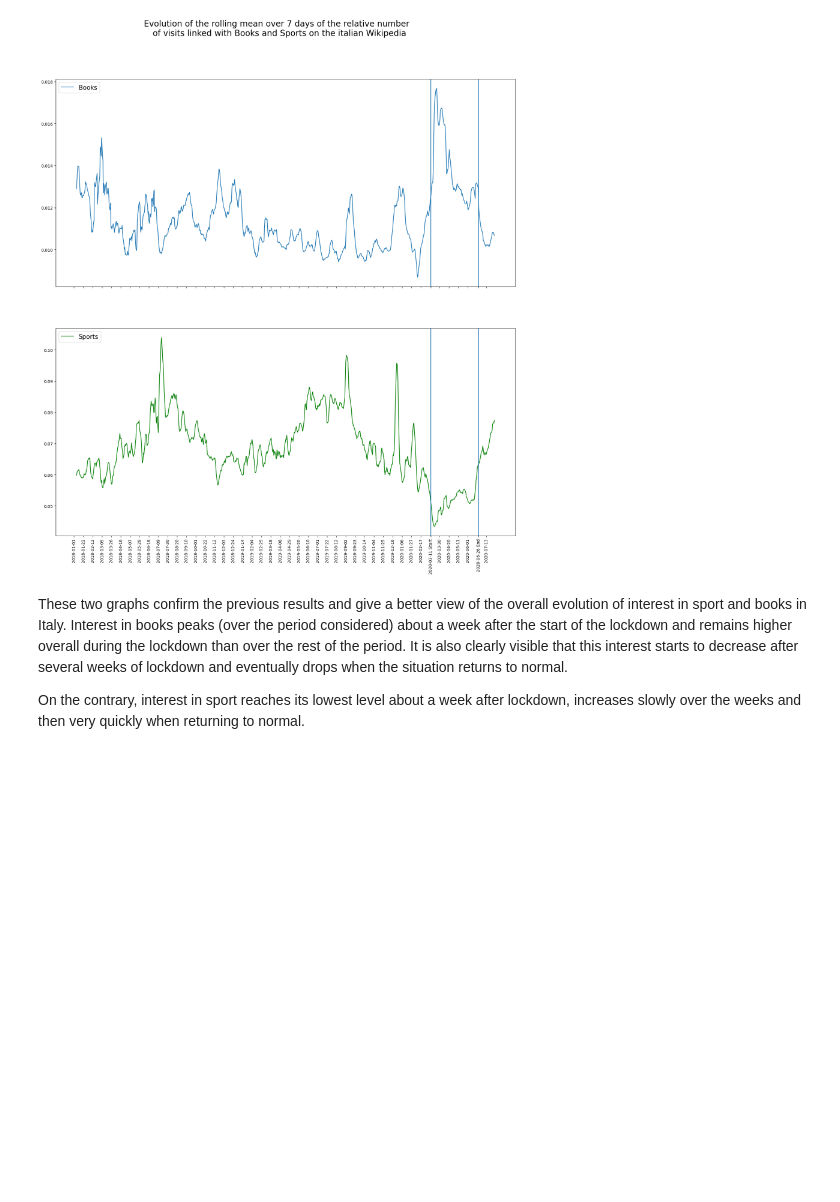
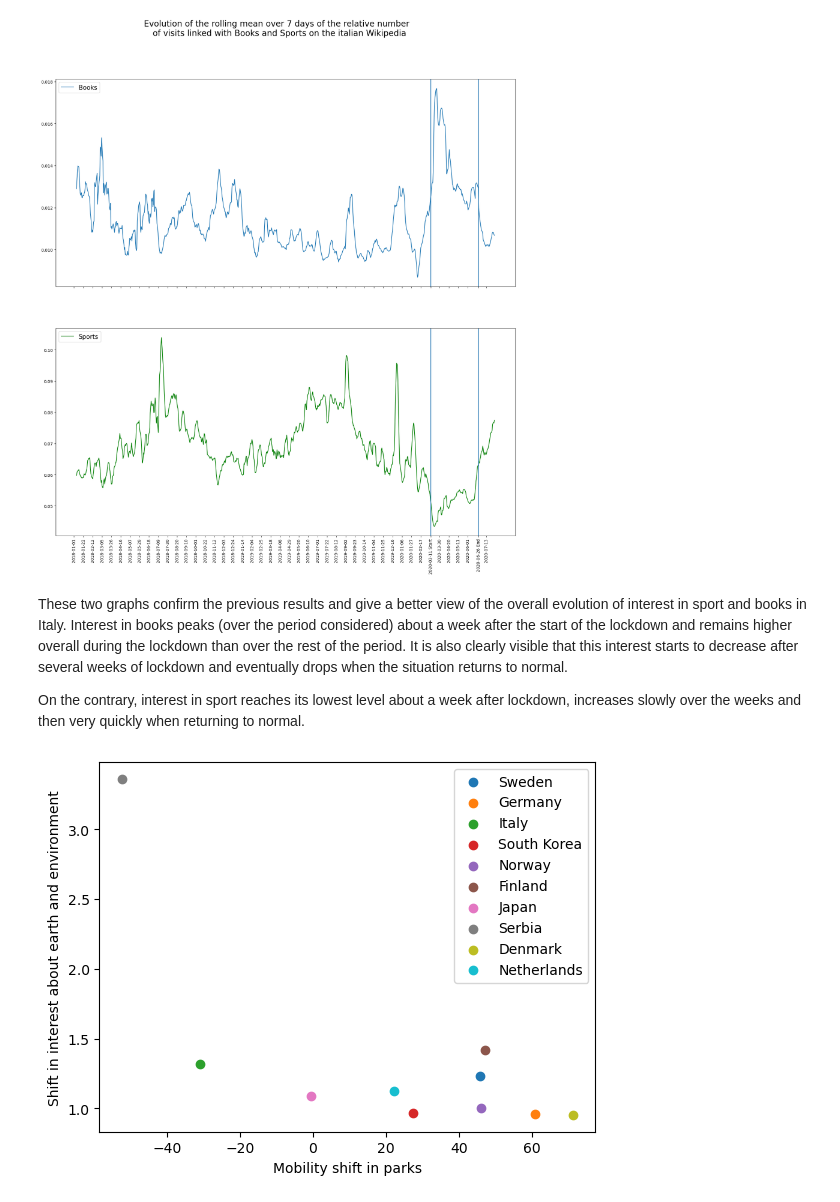
Before and after one commit to epfl-ada/ada-2022-project-datamineurs, a Jupyter notebook: meriadec.ipynb, the cells around one changed output. Cells and saved outputs as stored; diff of their text form; code cells hidden in the pictures; blank space fills up the shorter version.

Commit message:
Function link between a mobility shift and a topic

```diff
--- a/meriadec.ipynb
+++ b/meriadec.ipynb
@@ -475,0 +479,10 @@ On the contrary, interest in sport reaches its lowest level about a week after l
+# %%
+def date_converter(date_string):
+    year=int(date_string.split('-')[0])
+    month=int(date_string.split('-')[1])
+    day=int(date_string.split('-')[2][0:2])
+    date=datetime(year,month,day)
+    return date
+# %%
+countries= ['Sweden','Germany','Italy','South Korea','Norway','Finland','Japan','Serbia','Denmark','Netherlands']
+keys=['sv','de','it','ko','no','fi','ja','sr','da','nl']
@@ -475,0 +533,10 @@ On the contrary, interest in sport reaches its lowest level about a week after l
+# %%
+parks_mobility_shift, nature_attention_shift=link_topic_place('STEM.Earth and environment','parks_percent_change_from_baseline')
+for i in range (len(countries)):
+    plt.scatter(parks_mobility_shift[i],nature_attention_shift[i],label=countries[i])
+plt.xlabel('Mobility shift in parks')
+plt.ylabel('Shift in interest about earth and environment')
+plt.legend()
+plt.show()
+# %% [output]
+[figure, added]
```
Also changed, not shown: parts of 2 cells of this notebook.
